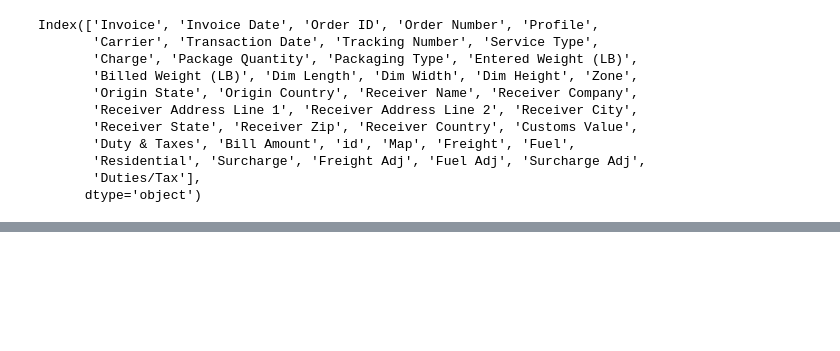
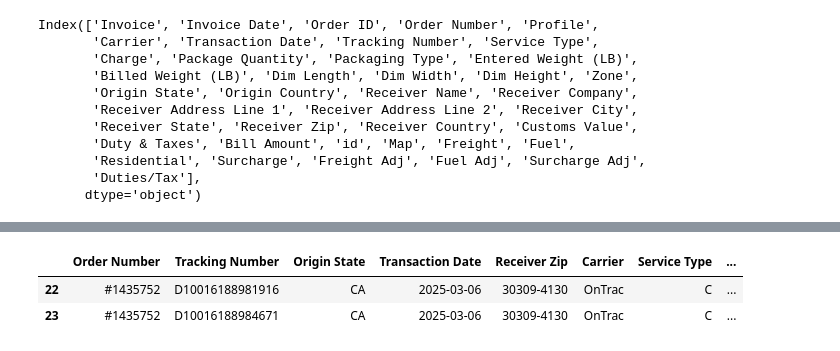
Before and after one commit to rupeshdeoria/excelprocessing, a Jupyter notebook: final.ipynb, the cells around one changed output, grey strips where cells are left out. Saved outputs shown, nothing was run; the diff lists cells and outputs as text; code cells hidden in the pictures; blank space fills up the shorter version.

```diff
--- a/final.ipynb
+++ b/final.ipynb
@@ -141,0 +170,6 @@ grouped_df2 = invoice_Flatten.groupby(
+# %%
+grouped_df[grouped_df['Order Number'].isin(['#1435752'])]
+# %% [output]
+|  | Order Number | Tracking Number | Origin State | Transaction Date | Receiver Zip | Carrier | Service Type | ... |
+| 22 | #1435752 | D10016188981916 | CA | 2025-03-06 | 30309-4130 | OnTrac | C | ... |
+| 23 | #1435752 | D10016188984671 | CA | 2025-03-06 | 30309-4130 | OnTrac | C | ... |
```
Also changed, not shown: parts of 17 cells of this notebook.
